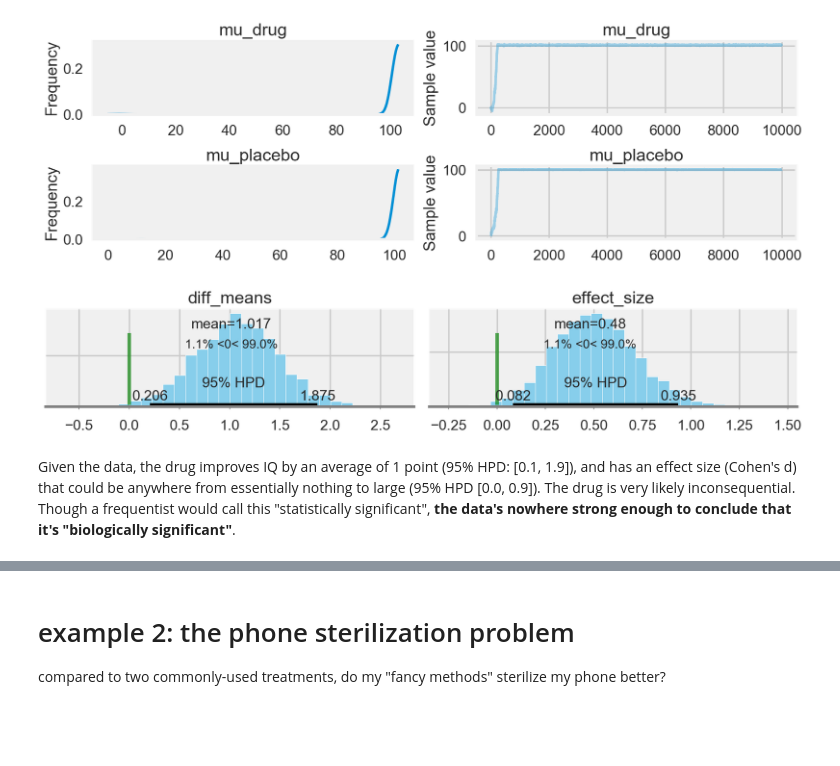
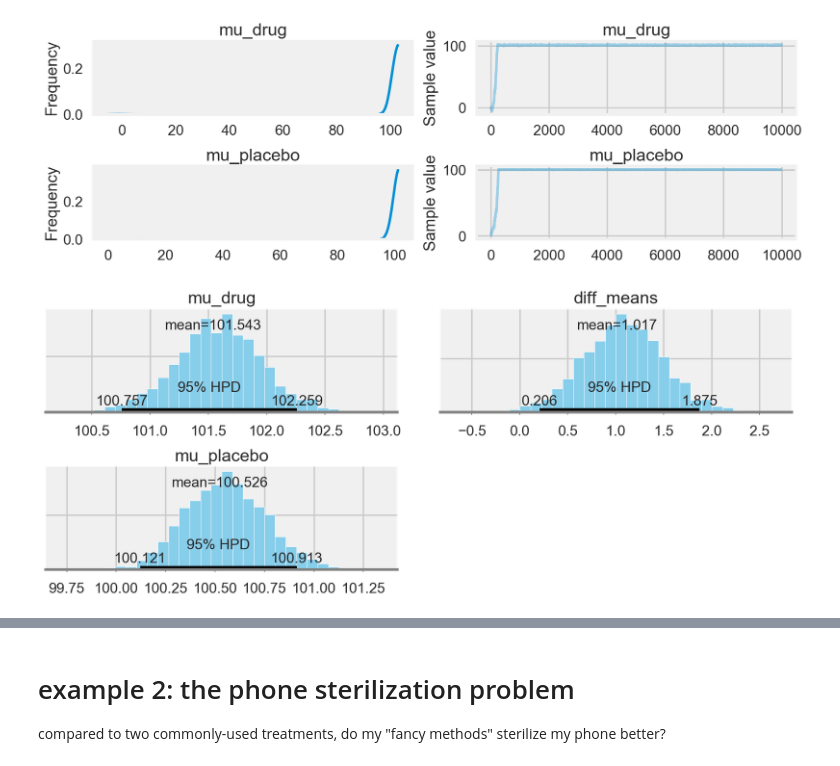
Before and after one commit to ericmjl/bayesian-stats-talk, a Jupyter notebook: slides.ipynb, the cells around one changed output, grey strips where cells are left out. Cells and saved outputs as stored; diff of their text form; code cells hidden in the pictures; blank space fills up the shorter version.

Commit message:
updated with improvements from Michelle

```diff
--- a/slides.ipynb
+++ b/slides.ipynb
@@ -334,20 +347,10 @@ pm.traceplot(kruschke_trace, varnames=['mu_drug', 'mu_placebo'])
 plt.show()
 # %% [output]
 [figure]
-# %%
-pm.plot_posterior(kruschke_trace[2000:],
-                  varnames=['diff_means', 'effect_size'],
-                  color='#87ceeb', ref_val=0)
-# Split into 3 slides:
-# - "show posterior distributions of each µ"
-# - "show forestplot view"
-# - "show posterior distribution of effect_size, with overlay of 'none',
-#   'medium', and 'large' effect sizes"
-# pm.forestplot(kruschke_trace[2000:],
-#                   varnames=['mu_drug', 'mu_placebo'])
-# # pm.forestplot(kruschke_trace[2000:], varnames=['effect_size'])
-plt.show()
-# %% [output]
-[figure, removed]
-# %% [markdown]
-Given the data, the drug improves IQ by an average of 1 point (95% HPD: [0.1, 1.9]), and has an effect size (Cohen's d) that could be anywhere from essentially nothing to large (95% HPD [0.0, 0.9]). The drug is very likely inconsequential. Though a frequentist would call this "statistically significant", **the data's nowhere strong enough to conclude that it's "biologically significant"**.
+# %%
+pm.plot_posterior(kruschke_trace[2000:],
+                  varnames=['mu_drug', 'mu_placebo', 'diff_means'],
+                  color='#87ceeb')
+plt.show()
+# %% [output]
+[figure, added]
```
Also changed, not shown: parts of 27 cells of this notebook, 2 other files.
